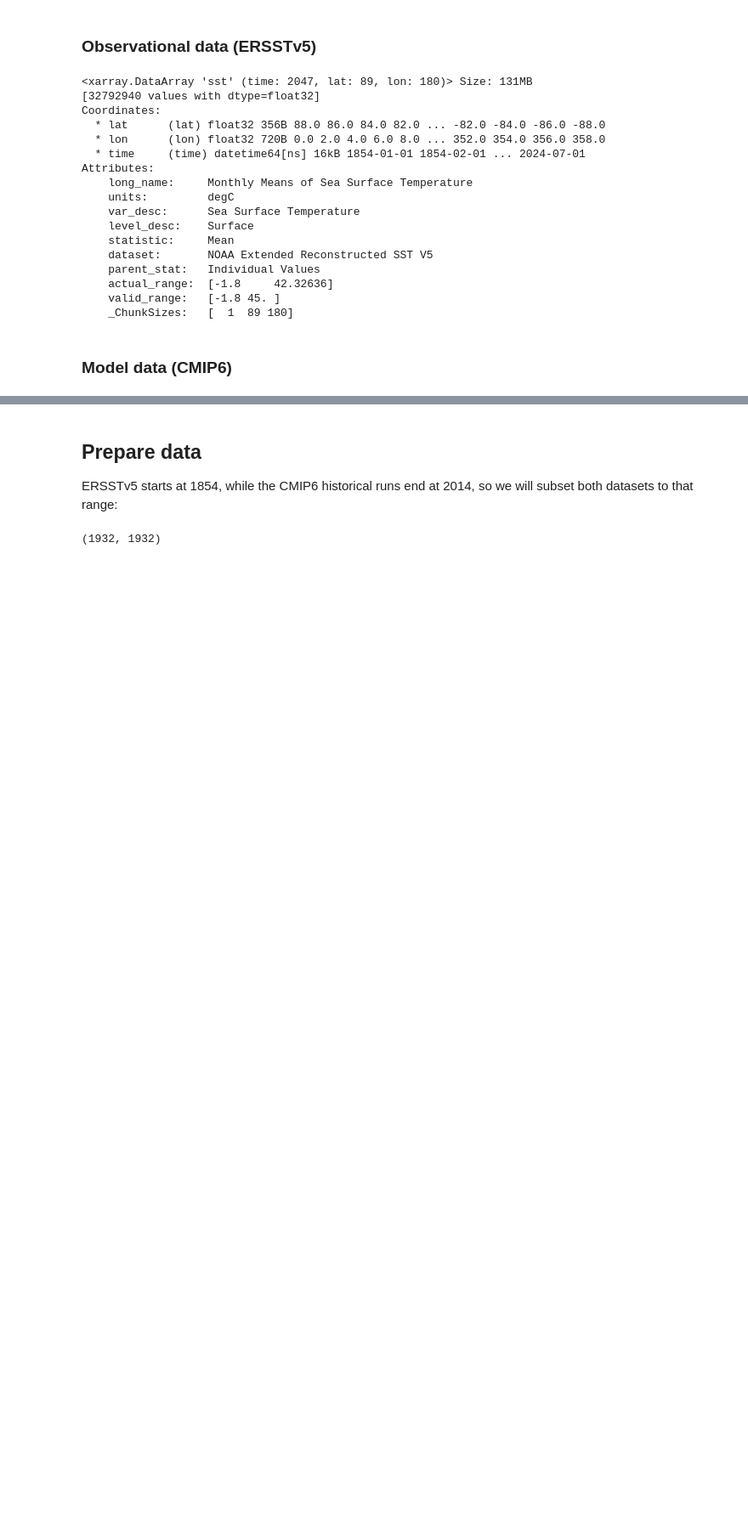
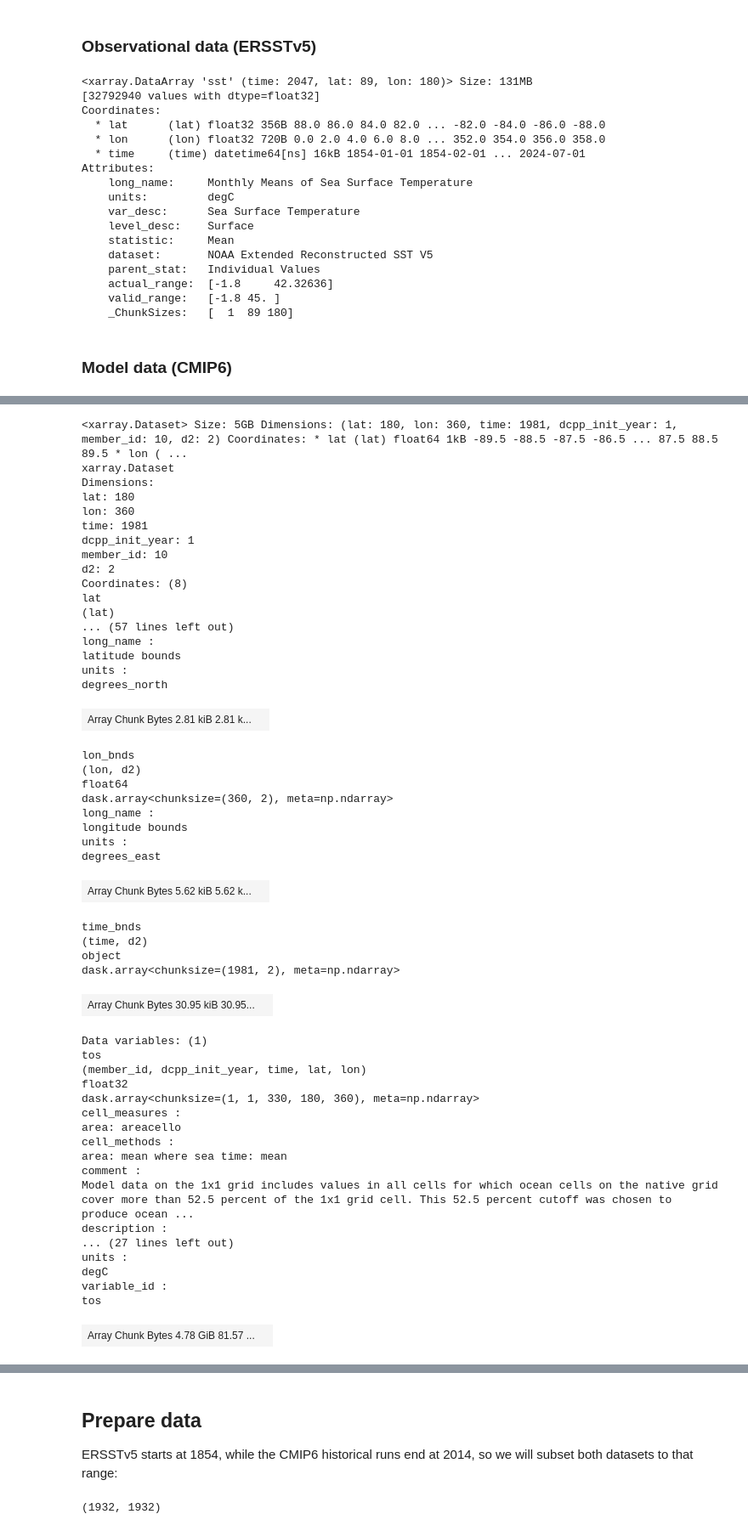
Before and after one commit to oceanhackweek/ohw24_proj_north_atlantic_variability_us, a Jupyter notebook: contributor_folders/Robert_Ford/amv-obs-mod.ipynb, the cells around one changed output, grey strips where cells are left out. Shown at 85% size. Cells and saved outputs as stored; diff of their text form; code cells hidden in the pictures; blank space fills up the shorter version.

```diff
--- a/contributor_folders/Robert_Ford/amv-obs-mod.ipynb
+++ b/contributor_folders/Robert_Ford/amv-obs-mod.ipynb
@@ -72,0 +85,53 @@ ds = dset_dict['CMIP.NOAA-GFDL.GFDL-CM4.historical.Omon.gr']
+# %%
+ds
+# %% [output]
+<xarray.Dataset> Size: 5GB Dimensions: (lat: 180, lon: 360, time: 1981, dcpp_init_year: 1, member_id: 10, d2: 2) Coordinates: * lat (lat) float64 1kB -89.5 -88.5 -87.5 -86.5 ... 87.5 88.5 89.5 * lon ( ...
+xarray.Dataset
+Dimensions:
+lat: 180
+lon: 360
+time: 1981
+dcpp_init_year: 1
+member_id: 10
+d2: 2
+Coordinates: (8)
+lat
+(lat)
+... (57 lines left out)
+long_name :
+latitude bounds
+units :
+degrees_north
+| Array Chunk Bytes 2.81 kiB 2.81 k... |  |
+lon_bnds
+(lon, d2)
+float64
+dask.array<chunksize=(360, 2), meta=np.ndarray>
+long_name :
+longitude bounds
+units :
+degrees_east
+| Array Chunk Bytes 5.62 kiB 5.62 k... |  |
+time_bnds
+(time, d2)
+object
+dask.array<chunksize=(1981, 2), meta=np.ndarray>
+| Array Chunk Bytes 30.95 kiB 30.95... |  |
+Data variables: (1)
+tos
+(member_id, dcpp_init_year, time, lat, lon)
+float32
+dask.array<chunksize=(1, 1, 330, 180, 360), meta=np.ndarray>
+cell_measures :
+area: areacello
+cell_methods :
+area: mean where sea time: mean
+comment :
+Model data on the 1x1 grid includes values in all cells for which ocean cells on the native grid cover more than 52.5 percent of the 1x1 grid cell. This 52.5 percent cutoff was chosen to produce ocean ...
+description :
+... (27 lines left out)
+units :
+degC
+variable_id :
+tos
+| Array Chunk Bytes 4.78 GiB 81.57 ... |  |
```
Also changed, not shown: parts of 23 cells of this notebook.
